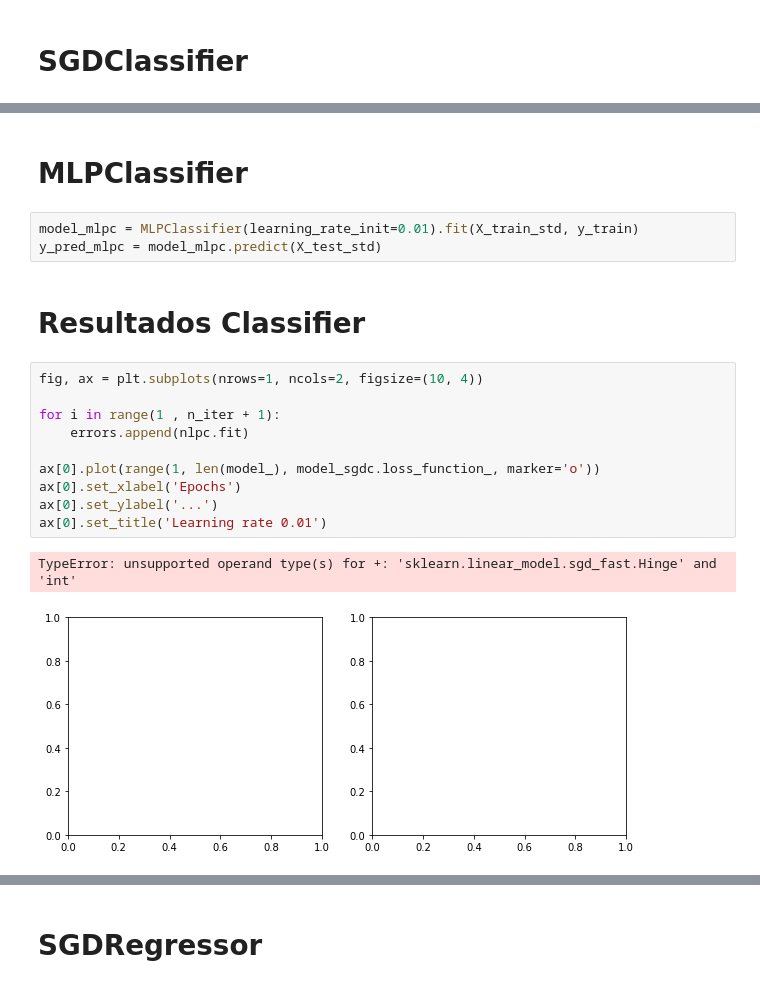
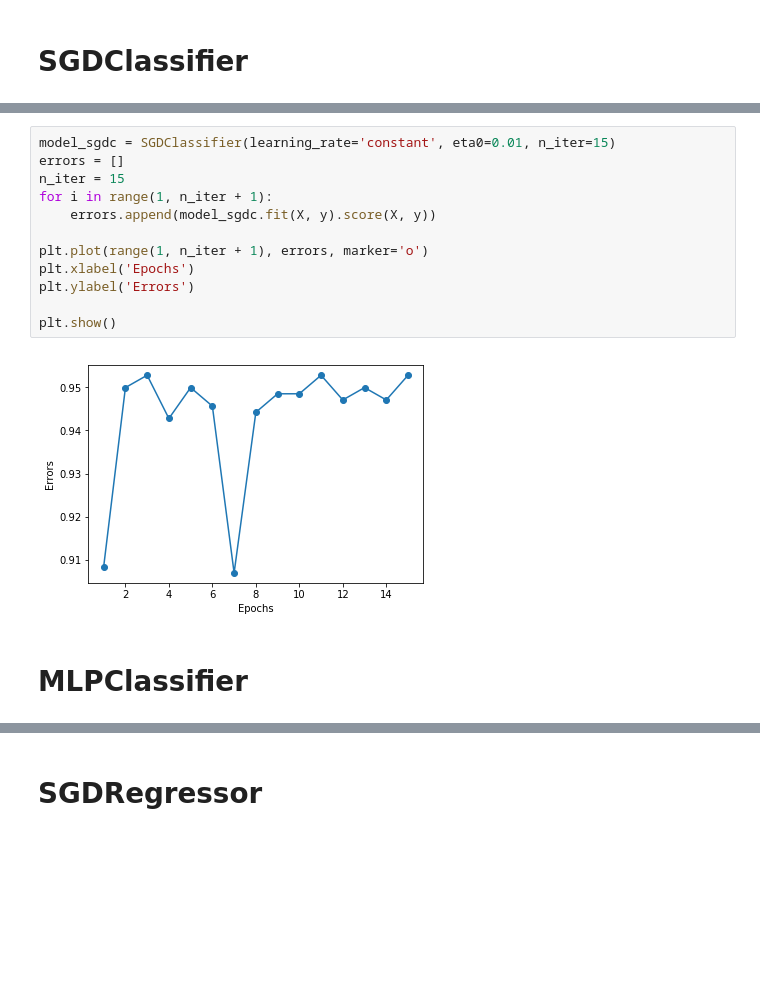
Before and after one commit to yaagocruuz/Topicos3, a Jupyter notebook: Lista 1.ipynb, the cells around one changed output, grey strips where cells are left out. Drawn from its saved outputs; the diff is of its cells as text; blank space fills up the shorter version.

```diff
--- a/Lista 1.ipynb
+++ b/Lista 1.ipynb
@@ -52,20 +41,16 @@ sgdc_acc = accuracy_score(y_test, y_pred_sgdc)
+# %%
+model_sgdc = SGDClassifier(learning_rate='constant', eta0=0.01, n_iter=15)
+errors = []
+n_iter = 15
+for i in range(1, n_iter + 1):
+    errors.append(model_sgdc.fit(X, y).score(X, y))
+
+plt.plot(range(1, n_iter + 1), errors, marker='o')
+plt.xlabel('Epochs')
+plt.ylabel('Errors')
+
+plt.show()
+# %% [output]
+[figure, added]
 # %% [markdown]
 # MLPClassifier
-# %%
-model_mlpc = MLPClassifier(learning_rate_init=0.01).fit(X_train_std, y_train)
-y_pred_mlpc = model_mlpc.predict(X_test_std)
-# %% [markdown]
-# Resultados Classifier
-# %%
-fig, ax = plt.subplots(nrows=1, ncols=2, figsize=(10, 4))
-
-for i in range(1 , n_iter + 1):
-    errors.append(nlpc.fit)
-
-ax[0].plot(range(1, len(model_), model_sgdc.loss_function_, marker='o'))
-ax[0].set_xlabel('Epochs')
-ax[0].set_ylabel('...')
-ax[0].set_title('Learning rate 0.01')
-# %% [output]
-TypeError: unsupported operand type(s) for +: 'sklearn.linear_model.sgd_fast.Hinge' and 'int'
-[figure, removed]
```
Also changed, not shown: parts of 10 cells of this notebook.
